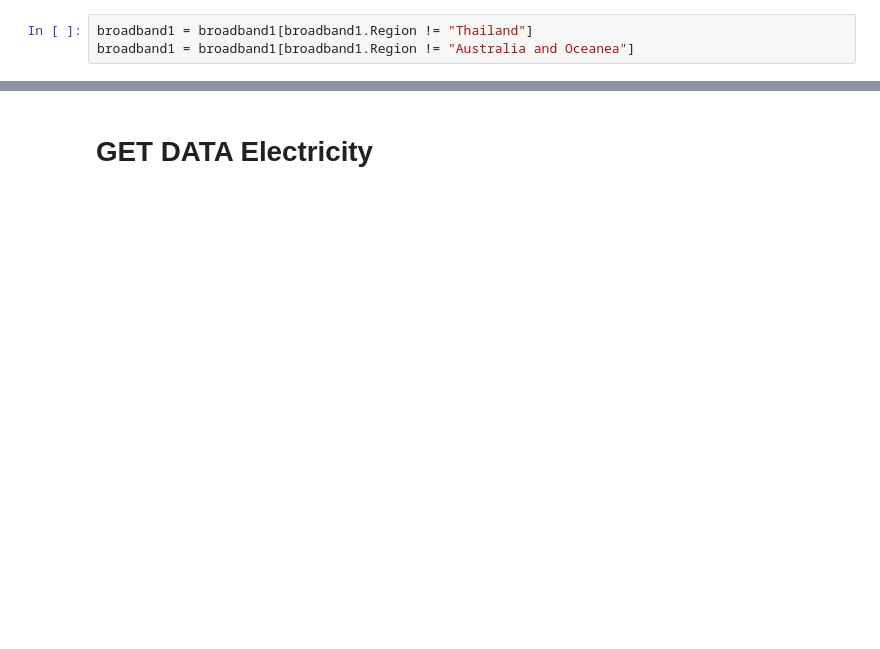
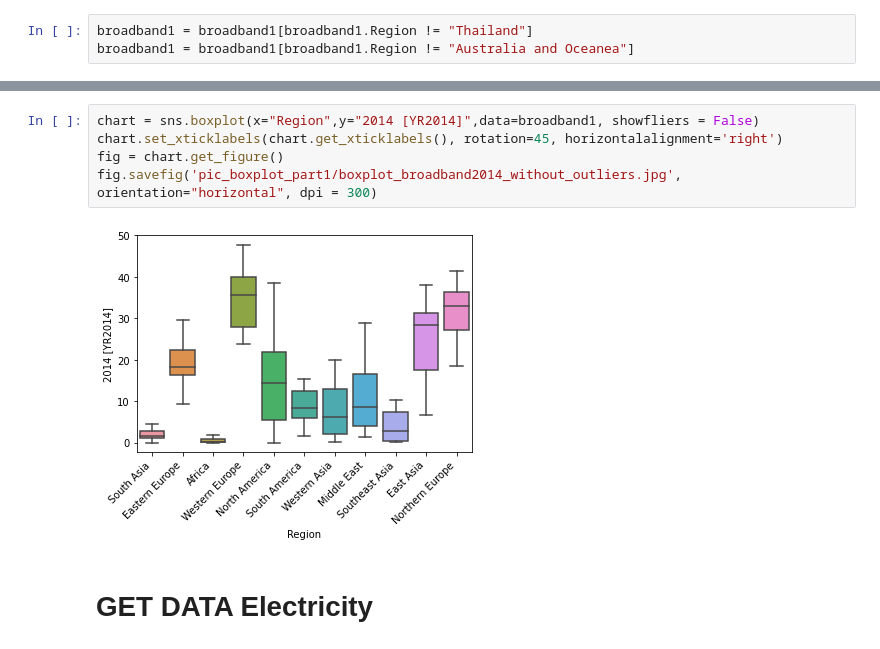
Before and after one commit to pant411/Pant_Stat_Asign1, a Jupyter notebook: assign1_part1.ipynb, the cells around one changed output, grey strips where cells are left out. Drawn from its saved outputs; the diff is of its cells as text; blank space fills up the shorter version.

```diff
--- a/assign1_part1.ipynb
+++ b/assign1_part1.ipynb
@@ -108,2 +125,9 @@ fig = chart.get_figure()
+# %%
+chart = sns.boxplot(x="Region",y="2014 [YR2014]",data=broadband1, showfliers = False)
+chart.set_xticklabels(chart.get_xticklabels(), rotation=45, horizontalalignment='right')
+fig = chart.get_figure()
+fig.savefig('pic_boxplot_part1/boxplot_broadband2014_without_outliers.jpg', orientation="horizontal", dpi = 300)
+# %% [output]
+[figure, added]
 # %% [markdown]
 # GET DATA Electricity
```
Also changed, not shown: parts of 34 cells of this notebook, 13 other files.
